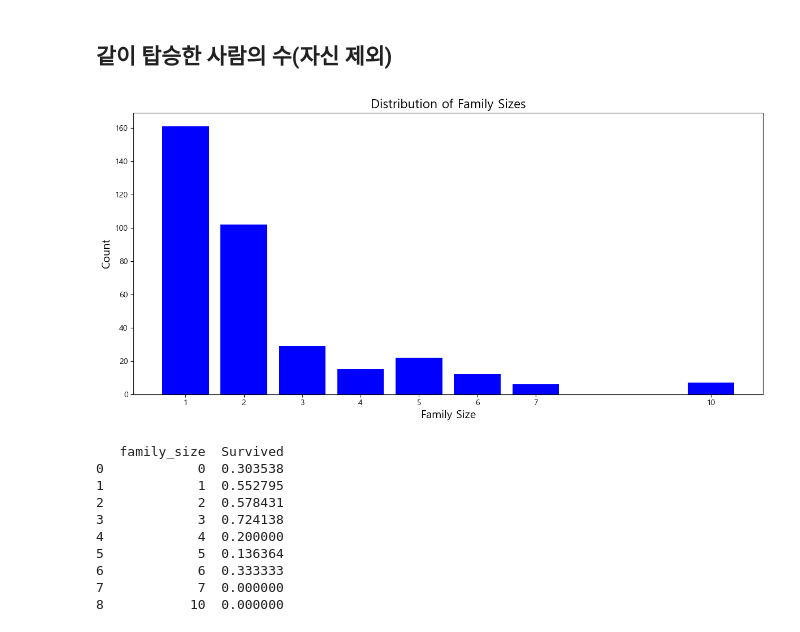
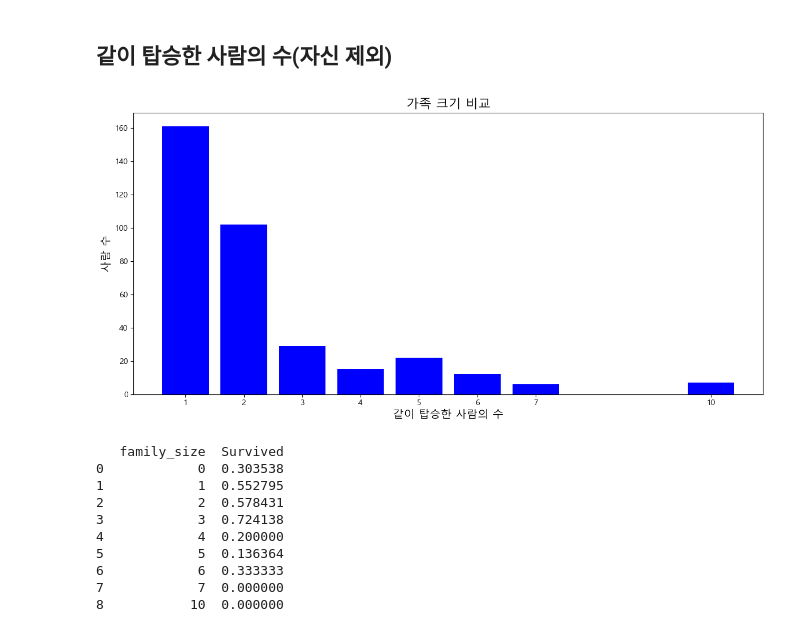
Before and after one commit to chasangho415/urban-enigma, a Jupyter notebook: assignment.ipynb, the cells around one changed output. Drawn from its saved outputs; the diff is of its cells as text; code cells hidden in the pictures.

```diff
--- a/assignment.ipynb
+++ b/assignment.ipynb
@@ -32,6 +32,8 @@ Pclass
 1    216
 2    184
 Name: count, dtype: int64
+# %%
+df = df.drop(columns=['Name', 'Ticket', 'Cabin', 'Embarked'])
 # %%
 sorted_pclass_3 = df[(df['Pclass'] == 3) & (df['Fare'] > 0)].sort_values(by='Fare', ascending=True)
 print(sorted_pclass_3.to_string(max_rows=10))
@@ -127,19 +129,19 @@ Name: count, dtype: int64
 # %%
 df['family_size'] = df['SibSp'] + df['Parch']
 
 # 가족 크기 분포 시각화 (seaborn 없이)
 plt.figure(figsize=(12, 6))
 family_size_count = df['family_size'].value_counts().sort_index()
 family_size_count = family_size_count[family_size_count.index != 0] #크기가 0인 혼자 탑승한 경우는 제외
 
 plt.bar(family_size_count.index, family_size_count.values, color='blue')
-plt.title('Distribution of Family Sizes', fontsize=16)
-plt.xlabel('Family Size', fontsize=14)
-plt.ylabel('Count', fontsize=14)
+plt.title('가족 크기 비교', fontsize=16)
+plt.xlabel('같이 탑승한 사람의 수', fontsize=14)
+plt.ylabel('사람 수', fontsize=14)
 plt.xticks(family_size_count.index)
 plt.tight_layout()
 plt.show()
 # %% [output]
-[figure, old version]
+[figure, new version]
 # %%
 survival_prob = df.groupby('family_size')['Survived'].mean().reset_index()
```
Also changed, not shown: parts of 11 cells of this notebook, 1 other file.
